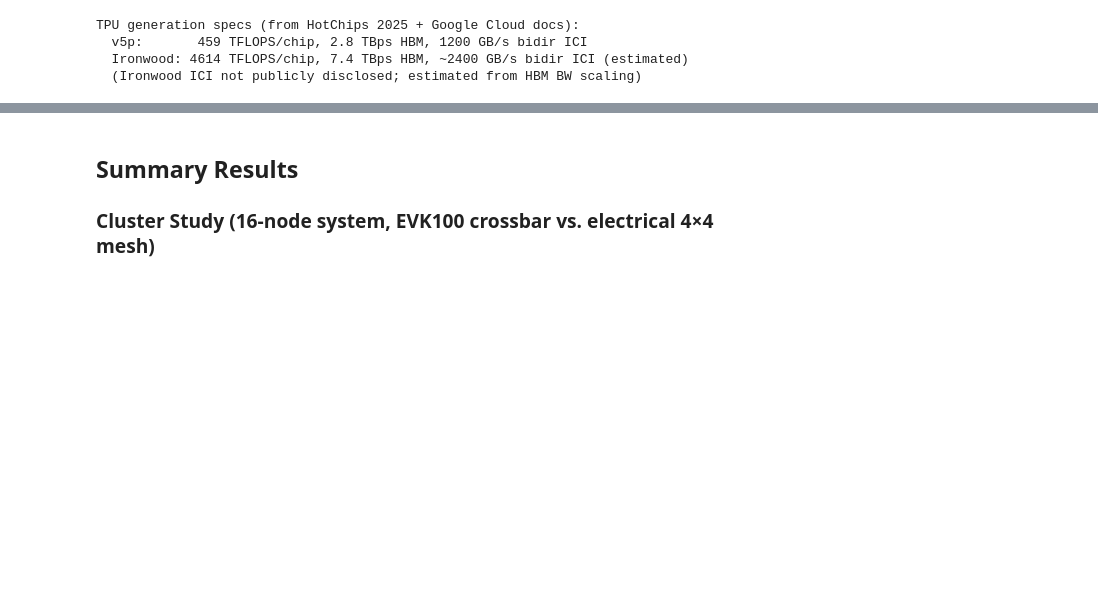
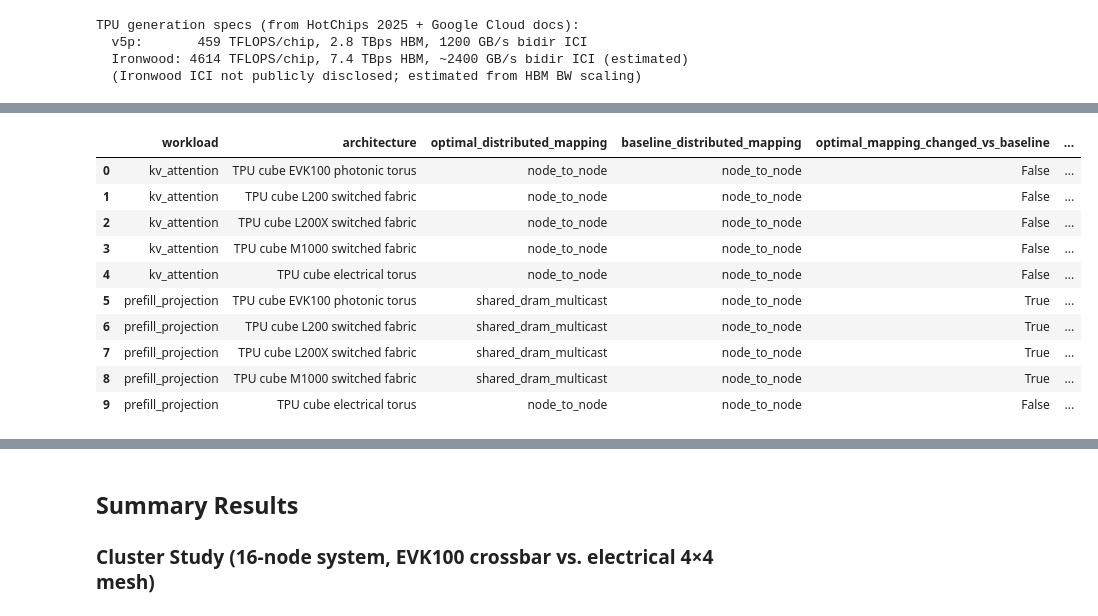
Before and after one commit to PranavSitaraman/lightmatter-accelerator, a Jupyter notebook: workspace/final_project/4_lightmatter_interconnects.ipynb, the cells around one changed output, grey strips where cells are left out. Saved outputs shown, nothing was run; the diff lists cells and outputs as text; code cells hidden in the pictures; blank space fills up the shorter version.

```diff
--- a/workspace/final_project/4_lightmatter_interconnects.ipynb
+++ b/workspace/final_project/4_lightmatter_interconnects.ipynb
@@ -1043,0 +1101,24 @@ It changes which topology is *feasible*:
+# %%
+tpu_optimal_mappings = optimal_distributed_mapping_frame(
+    tpu_mapping_df,
+    baseline_architecture="TPU cube electrical torus",
+)
+tpu_optimal_mappings[
+    [
+        "workload", "architecture", "optimal_distributed_mapping",
+        "baseline_distributed_mapping", "optimal_mapping_changed_vs_baseline",
+        "energy_gain_vs_baseline_optimal_pct",
+    ]
+]
+# %% [output]
+|  | workload | architecture | optimal_distributed_mapping | baseline_distributed_mapping | optimal_mapping_changed_vs_baseline | ... |
+| 0 | kv_attention | TPU cube EVK100 photonic torus | node_to_node | node_to_node | False | ... |
+| 1 | kv_attention | TPU cube L200 switched fabric | node_to_node | node_to_node | False | ... |
+| 2 | kv_attention | TPU cube L200X switched fabric | node_to_node | node_to_node | False | ... |
+| 3 | kv_attention | TPU cube M1000 switched fabric | node_to_node | node_to_node | False | ... |
+| 4 | kv_attention | TPU cube electrical torus | node_to_node | node_to_node | False | ... |
+| 5 | prefill_projection | TPU cube EVK100 photonic torus | shared_dram_multicast | node_to_node | True | ... |
+| 6 | prefill_projection | TPU cube L200 switched fabric | shared_dram_multicast | node_to_node | True | ... |
+| 7 | prefill_projection | TPU cube L200X switched fabric | shared_dram_multicast | node_to_node | True | ... |
+| 8 | prefill_projection | TPU cube M1000 switched fabric | shared_dram_multicast | node_to_node | True | ... |
+| 9 | prefill_projection | TPU cube electrical torus | node_to_node | node_to_node | False | ... |
```
Also changed, not shown: parts of 22 cells of this notebook, 35 other files.
